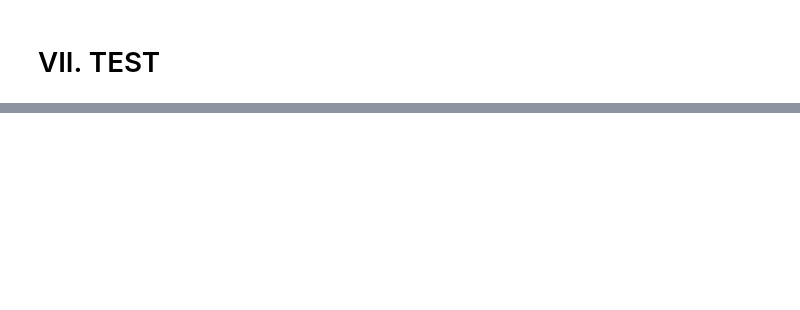
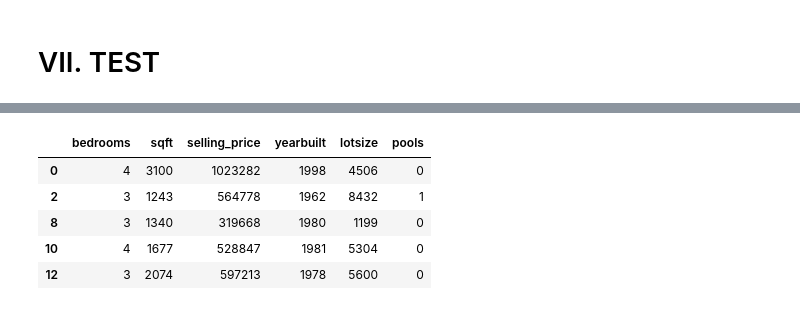
Before and after one commit to Miller-Ryan-1/zillow-project, a Jupyter notebook: zillow_homeprice_workbook.ipynb, the cells around one changed output, grey strips where cells are left out. Cells and saved outputs as stored; diff of their text form; code cells hidden in the pictures; blank space fills up the shorter version.

```diff
--- a/zillow_homeprice_workbook.ipynb
+++ b/zillow_homeprice_workbook.ipynb
@@ -703,0 +827,3 @@ train_qual.info()
+# %%
+df_fips = df.drop(columns=['bathrooms','fireplaces','garages'])
+df_fips.info()
@@ -704,4 +845,16 @@ train_qual.info()
+# %%
+df_o = df_fips[df_fips['fips_name'] == 'Orange']
+df_v = df_fips[df_fips['fips_name'] == 'Ventura']
+df_la = df_fips[df_fips['fips_name'] == 'Los Angeles']
 # %%
-train_qual.drop(columns='fips_name')
-validate_qual.drop(columns='fips_name')
-test_qual.drop(columns='fips_name')
+df_o = df_o.drop(columns = 'fips_name')
+df_v = df_v.drop(columns = 'fips_name')
+df_la = df_la.drop(columns = 'fips_name')
+df_o.head()
+# %% [output]
+|  | bedrooms | sqft | selling_price | yearbuilt | lotsize | pools |
+| 0 | 4 | 3100 | 1023282 | 1998 | 4506 | 0 |
+| 2 | 3 | 1243 | 564778 | 1962 | 8432 | 1 |
+| 8 | 3 | 1340 | 319668 | 1980 | 1199 | 0 |
+| 10 | 4 | 1677 | 528847 | 1981 | 5304 | 0 |
+| 12 | 3 | 2074 | 597213 | 1978 | 5600 | 0 |
```
Also changed, not shown: parts of 157 cells of this notebook, 1 other file.
